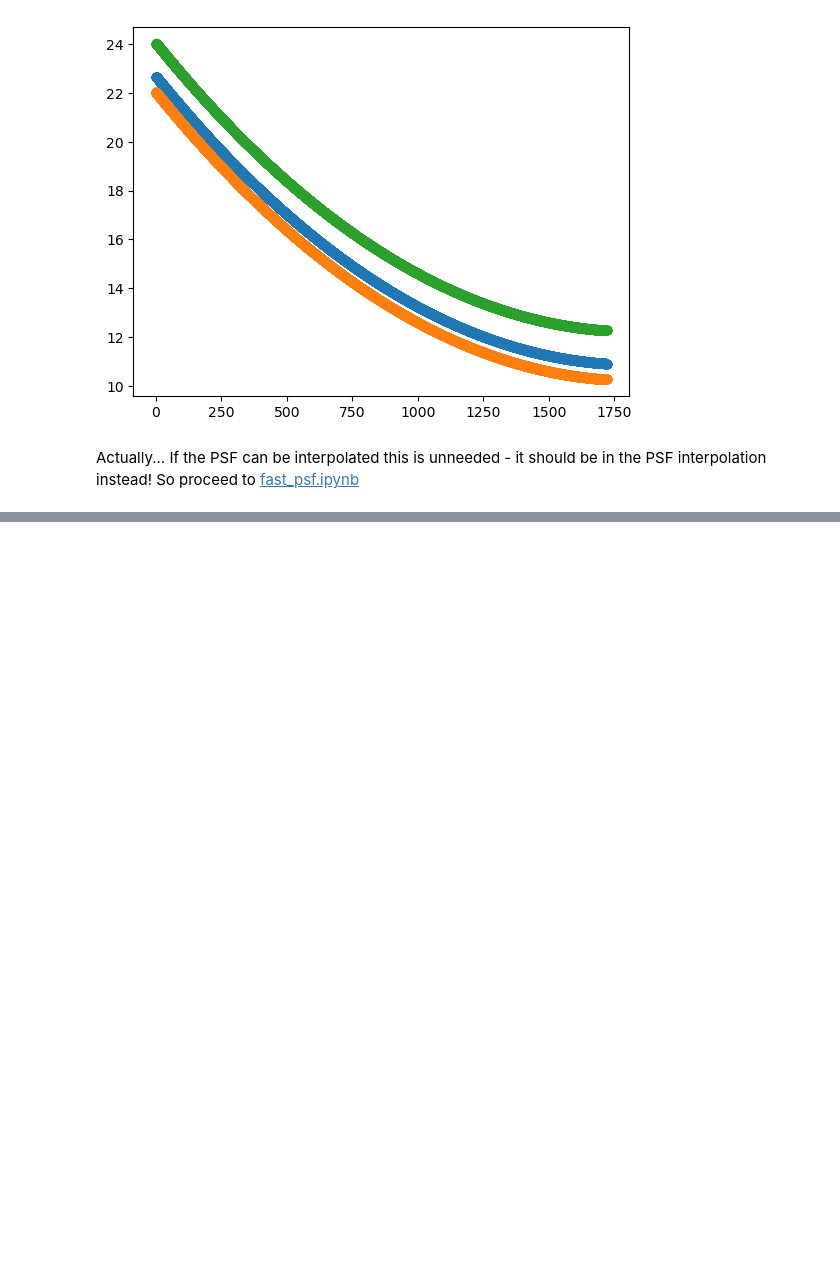
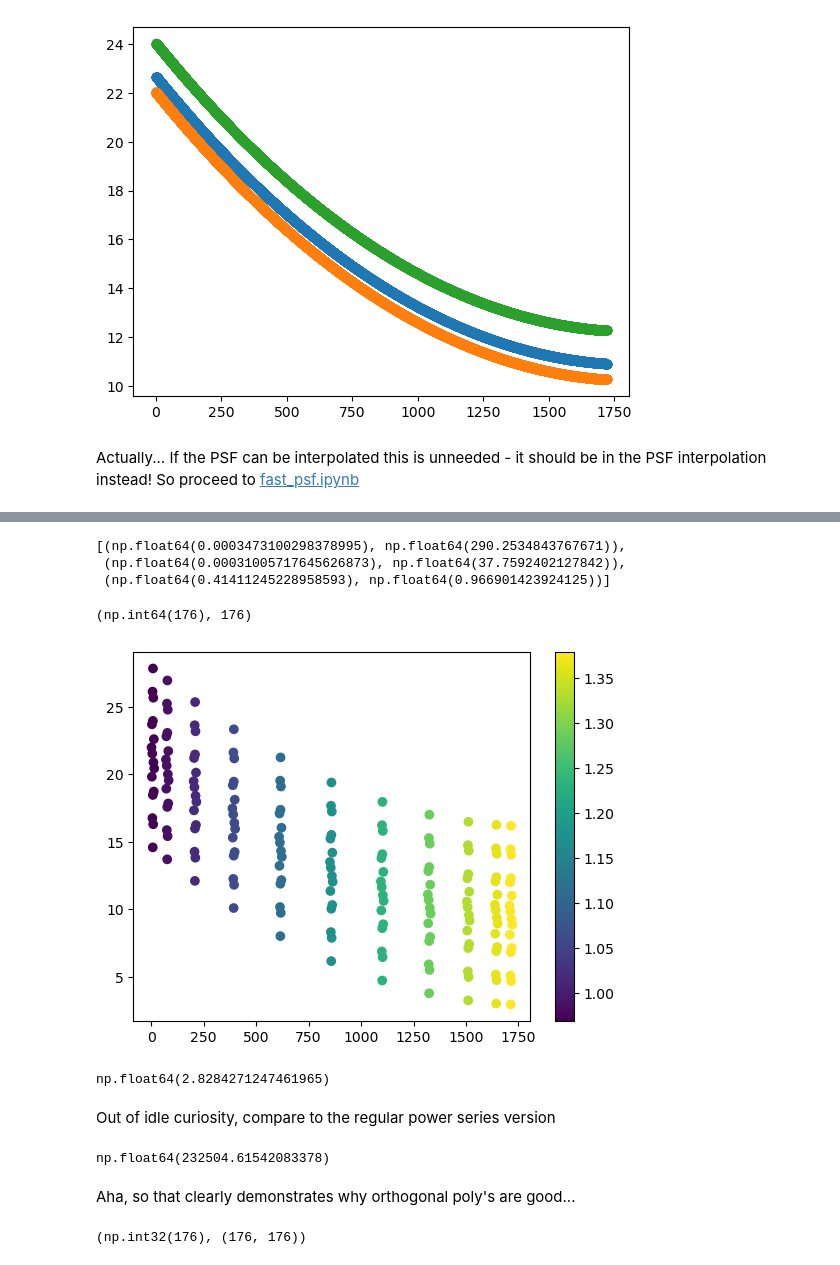
Before and after one commit to eteq/m31_jwst_2609_vol2, a Jupyter notebook: experimentation/fast_wcs.ipynb, the cells around one changed output, grey strips where cells are left out. Saved outputs shown, nothing was run; the diff lists cells and outputs as text; code cells hidden in the pictures; blank space fills up the shorter version.

```diff
--- a/experimentation/fast_wcs.ipynb
+++ b/experimentation/fast_wcs.ipynb
@@ -73,0 +103,67 @@ Oh, but as [wcs_linear_testing.ipynb](wcs_linear_testing.ipynb) shows, the *wave
+# %%
+def get_unitdomaininfo(v):
+    if isinstance(v, u.Quantity):
+        v = v.value
+
+    mi = np.nanmin(v)
+    mx = np.nanmax(v)
+
+    offset = mi
+    scale = mx - mi
+
+    return scale, offset
+
+def to_cheb_domain(v, domaininfo):
+    scale, offset = domaininfo
+    ud = (v - offset)/scale # [0, 1]
+    return ud*2 - 1
+
+
+def from_cheb_domain(d, domaininfo):
+    scale, offset = domaininfo
+    ud = (d + 1) / 2
+    return ud*scale + offset
+
+domaininfos = [get_unitdomaininfo(v) for v in (sky.ra, sky.dec, wave)]
+domaininfos
+# %% [output]
+[(np.float64(0.0003473100298378995), np.float64(290.2534843767671)),
+ (np.float64(0.00031005717645626873), np.float64(37.7592402127842)),
+ (np.float64(0.41411245228958593), np.float64(0.966901423924125))]
+# %%
+# order is ra, dec, wave
+
+degs = (3, 3, 10)
+
+dpts = [np.polynomial.chebyshev.chebpts1(d+1) for d in degs]
+ds = np.array(np.meshgrid(*dpts)).reshape(3, -1)
+wpts = np.array([from_cheb_domain(d, di) for d,di in zip(ds, domaininfos)])
+xs, ys = swcs.world_to_pixel_values(*wpts)
+
+msk = np.isfinite(xs) & np.isfinite(ys) & np.all(np.isfinite(wpts), axis=0)
+
+plt.scatter(xs, ys, c=wpts[2])
+plt.colorbar()
+
+np.sum(msk), len(msk)
+# %% [output]
+(np.int64(176), 176)
+[figure, added]
+# %%
+vandermat = np.polynomial.chebyshev.chebvander3d(*ds[:, msk], degs)
+np.linalg.cond(vandermat)
+# %% [output]
+np.float64(2.8284271247461965)
+# %% [markdown]
+Out of idle curiosity, compare to the regular power series version
+# %%
+np.linalg.cond(np.polynomial.polynomial.polyvander3d  (*ds[:, msk], degs))
+# %% [output]
+np.float64(232504.61542083378)
+# %% [markdown]
+Aha, so that clearly demonstrates why orthogonal poly's are good...
+# %%
+solns, _, rank, _ = np.linalg.lstsq(vandermat, np.array([xs[msk], ys[msk]]).T)
+rank, vandermat.shape
+# %% [output]
+(np.int32(176), (176, 176))
```
Also changed, not shown: parts of 34 cells of this notebook, 3 other files.
